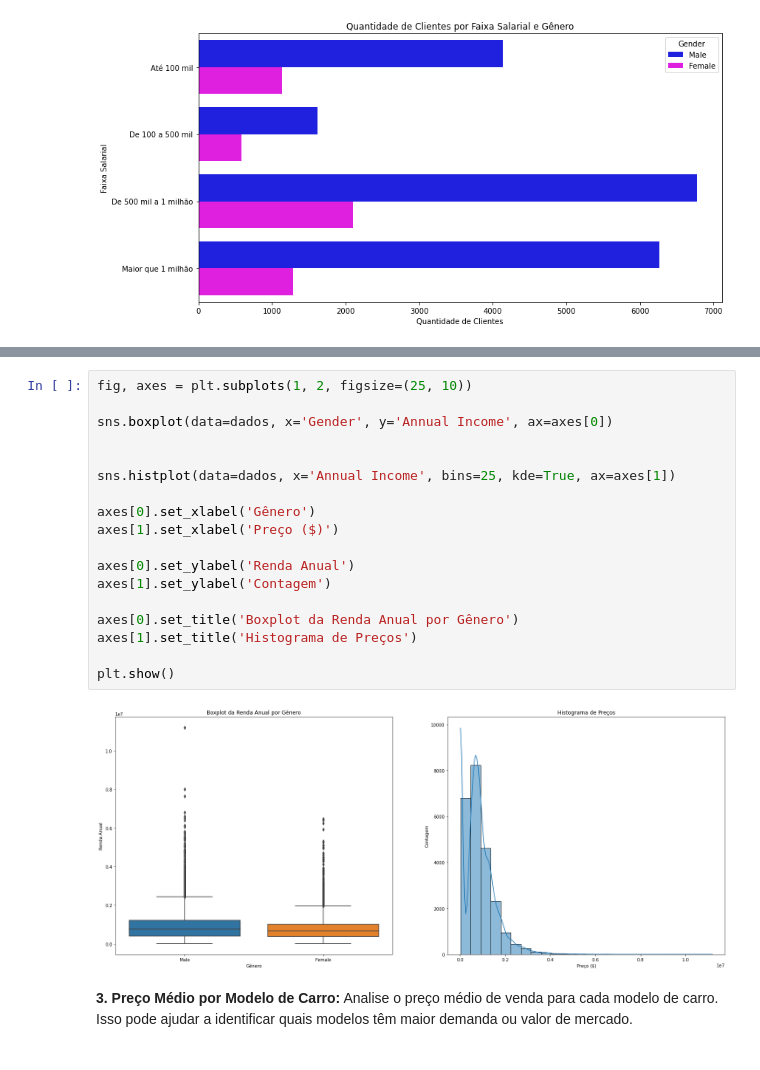
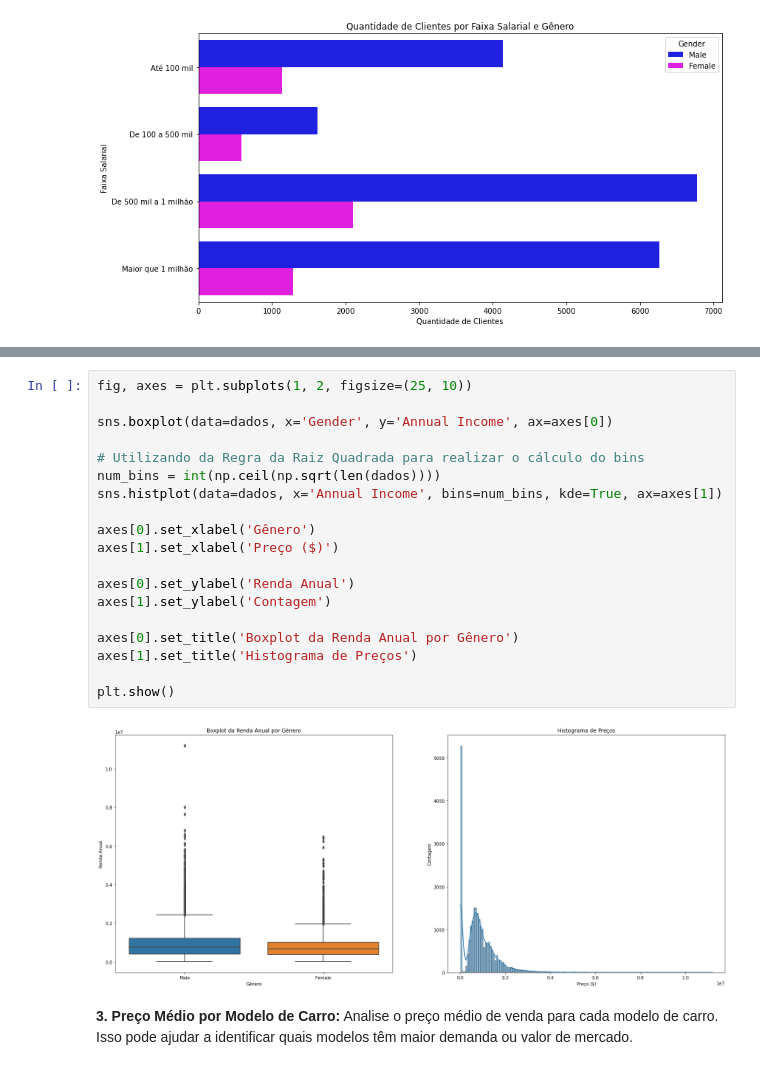
Before and after one commit to GabrielVila/Car-Sales-Report, a Jupyter notebook: projeto_carro.ipynb, the cells around one changed output, grey strips where cells are left out. Cells and saved outputs as stored; diff of their text form.

```diff
--- a/projeto_carro.ipynb
+++ b/projeto_carro.ipynb
@@ -325,23 +314,24 @@ plt.show()
 # %%
 fig, axes = plt.subplots(1, 2, figsize=(25, 10))
 
 sns.boxplot(data=dados, x='Gender', y='Annual Income', ax=axes[0])
 
-
-sns.histplot(data=dados, x='Annual Income', bins=25, kde=True, ax=axes[1])
+# Utilizando da Regra da Raiz Quadrada para realizar o cálculo do bins
+num_bins = int(np.ceil(np.sqrt(len(dados))))
+sns.histplot(data=dados, x='Annual Income', bins=num_bins, kde=True, ax=axes[1])
 
 axes[0].set_xlabel('Gênero')
 axes[1].set_xlabel('Preço ($)')
 
 axes[0].set_ylabel('Renda Anual')
 axes[1].set_ylabel('Contagem')
 
 axes[0].set_title('Boxplot da Renda Anual por Gênero')
 axes[1].set_title('Histograma de Preços')
 
 plt.show()
 # %% [output]
-[figure, old version]
+[figure, new version]
 # %% [markdown]
 **3. Preço Médio por Modelo de Carro:** Analise o preço médio de venda para cada modelo de carro. Isso pode ajudar a identificar quais modelos têm maior demanda ou valor de mercado.
 # %%
```
Also changed, not shown: parts of 26 cells of this notebook.
